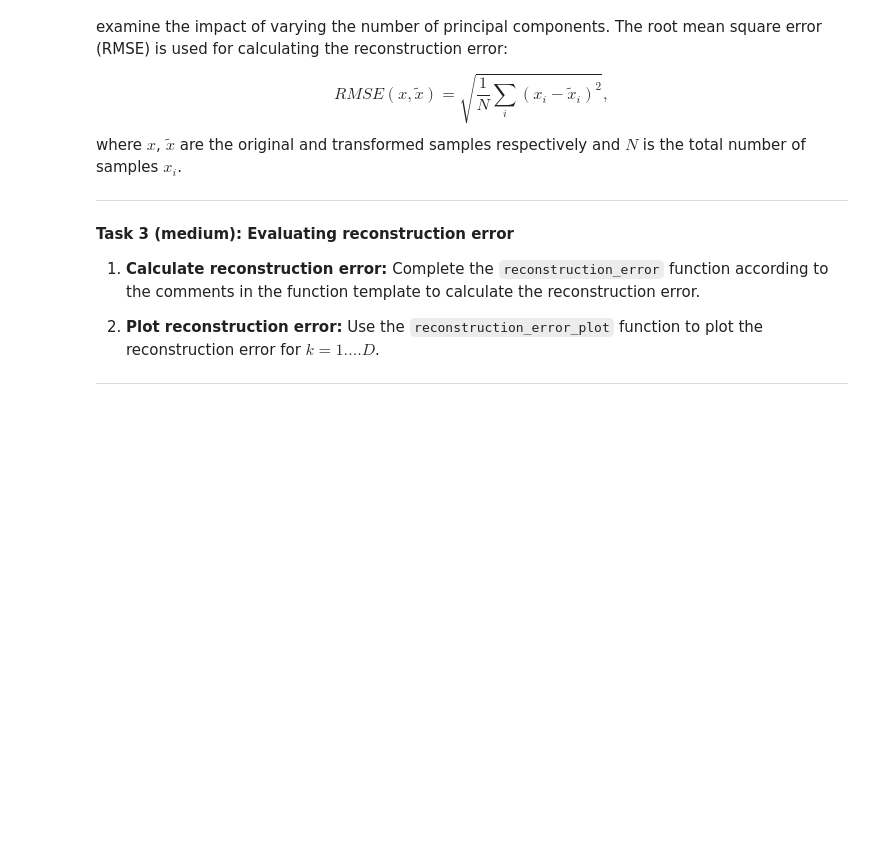
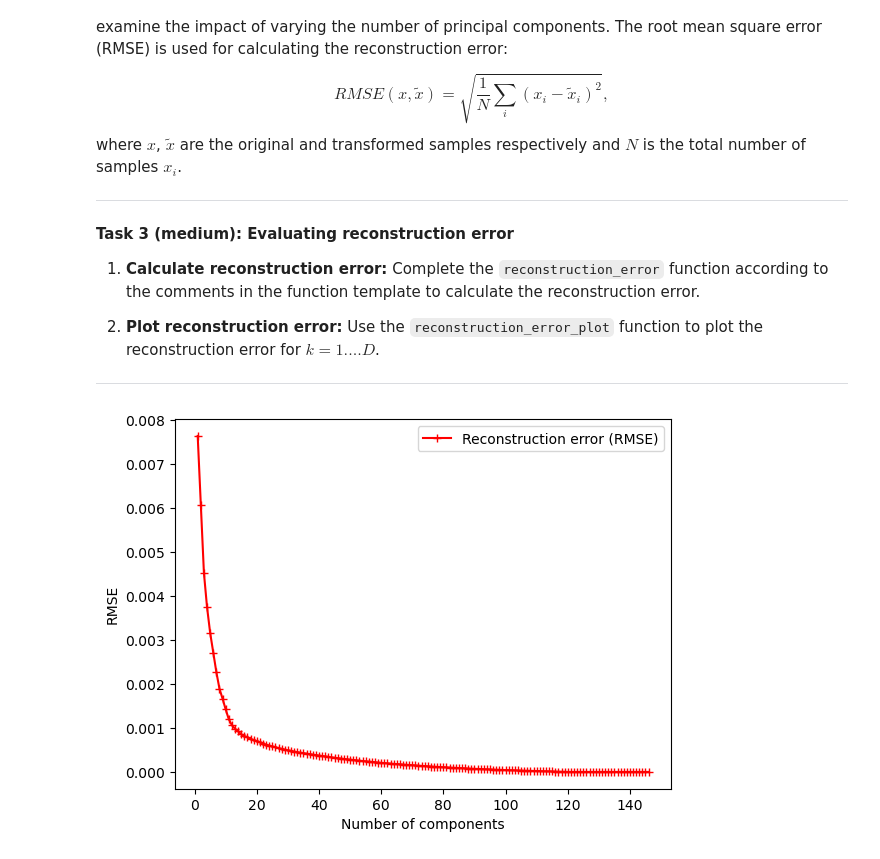
Before and after one commit to nselpriv/ml-assignment-2, a Jupyter notebook: W11/01-pca_intro.ipynb, the cells around one changed output. Cells and saved outputs as stored; diff of their text form; code cells hidden in the pictures; blank space fills up the shorter version.

```diff
--- a/W11/01-pca_intro.ipynb
+++ b/W11/01-pca_intro.ipynb
@@ -263,32 +279,38 @@ def reconstruction_error(X, principal_components, mu):
     and then reconstructing it back to the original space.
 
     Args:
         X: Original data matrix with shape NxD, where N is the number of samples and D is
            the number of original features.
         principal_components: A Dxk matrix containing the principal components used for
            dimensionality reduction, where k is the number of components.
         mu: A D-element array representing the mean vector of the original data.
 
     Returns:
         The reconstruction error as a single float, representing the root mean squared
         error between the original and reconstructed data.
     """
-    # Write solutions here
-    ...
+    transformed_to = transform_to_latent_space(X, principal_components, mu)
+    transformed_from = transform_from_latent_space(transformed_to, principal_components, mu)
+
+
+    RMSE = np.sqrt(np.mean((X - transformed_from) ** 2))
+    return RMSE
 
 def reconstruction_error_plot(X, principal_components, mu):
     errs = []
     for i in range(len(principal_components)):
         errs.append(reconstruction_error(X, principal_components[:, :i], mu))
 
     x = np.arange(1, len(principal_components) + 1, 1)
 
     plt.figure()
     plt.xlabel('Number of components')
     plt.ylabel('RMSE')
     plt.plot(x, errs, 'r-+')
     plt.legend(['Reconstruction error (RMSE)'])
     plt.show()
 
 
 reconstruction_error_plot(shapes, comp, mu)
+# %% [output]
+[figure, added]
```
Also changed, not shown: parts of 2 cells of this notebook.
